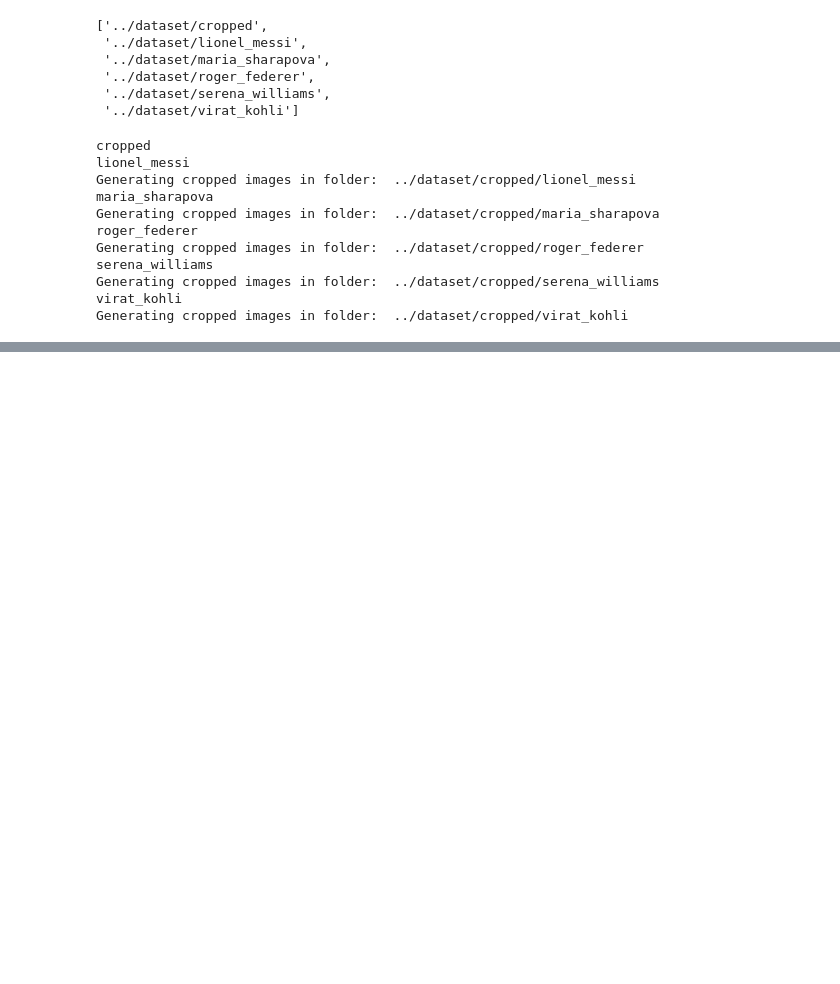
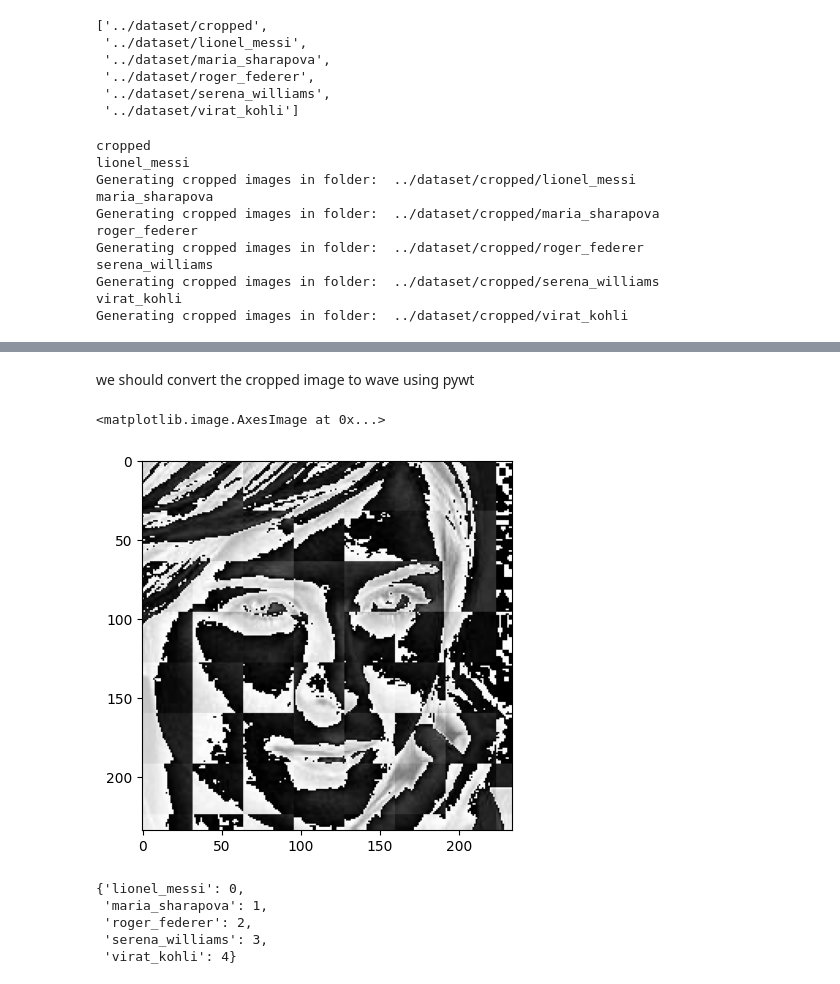
Before and after one commit to allenbersho/image_classification, a Jupyter notebook: model/datapreprocess.ipynb, the cells around one changed output, grey strips where cells are left out. Drawn from its saved outputs; the diff is of its cells as text; code cells hidden in the pictures; blank space fills up the shorter version.

```diff
--- a/model/datapreprocess.ipynb
+++ b/model/datapreprocess.ipynb
@@ -188,0 +216,2 @@ Generating cropped images in folder:  ../dataset/cropped/virat_kohli
+# %% [markdown]
+we should convert the cropped image to wave using pywt
@@ -188,0 +220,46 @@ Generating cropped images in folder:  ../dataset/cropped/virat_kohli
+# %%
+import numpy as np
+import pywt
+import cv2
+
+def w2d(img, mode='haar', level=1):
+    imArray = img
+    # Datatype conversions
+    # Convert to grayscale
+    imArray = cv2.cvtColor(imArray, cv2.COLOR_RGB2GRAY)
+    # Convert to float
+    imArray = np.float32(imArray)
+    imArray /= 255
+    # Compute coefficients
+    coeffs = pywt.wavedec2(imArray, mode, level=level)
+
+    # Process Coefficients
+    coeffs_H = list(coeffs)
+    coeffs_H[0] *= 0
+
+    # Reconstruction
+    imArray_H = pywt.waverec2(coeffs_H, mode)
+    imArray_H *= 255
+    imArray_H = np.uint8(imArray_H)
+
+    return imArray_H
+# %%
+imge = w2d(cropped_image, mode='haar', level=5)
+plt.imshow(imge, cmap='gray')
+# %% [output]
+<matplotlib.image.AxesImage at 0x...>
+[figure, added]
+# %%
+# Assigining unique IDs to each celebrity
+count = 0
+celeb_id = {}
+for i in celebrity_file_names_dict.keys():
+    celeb_id[i] = count
+    count += 1
+celeb_id
+# %% [output]
+{'lionel_messi': 0,
+ 'maria_sharapova': 1,
+ 'roger_federer': 2,
+ 'serena_williams': 3,
+ 'virat_kohli': 4}
```
Also changed, not shown: parts of 9 cells of this notebook.
